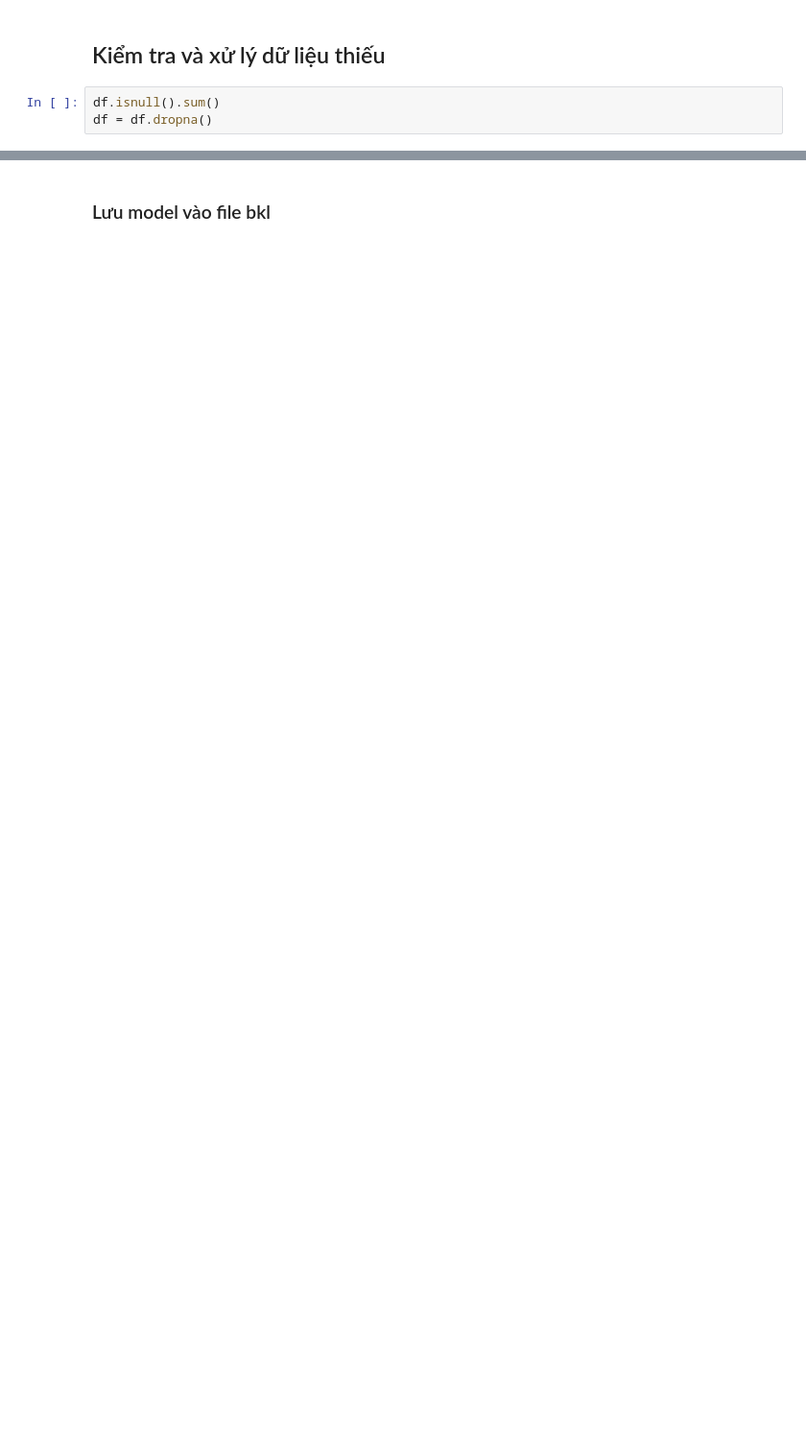
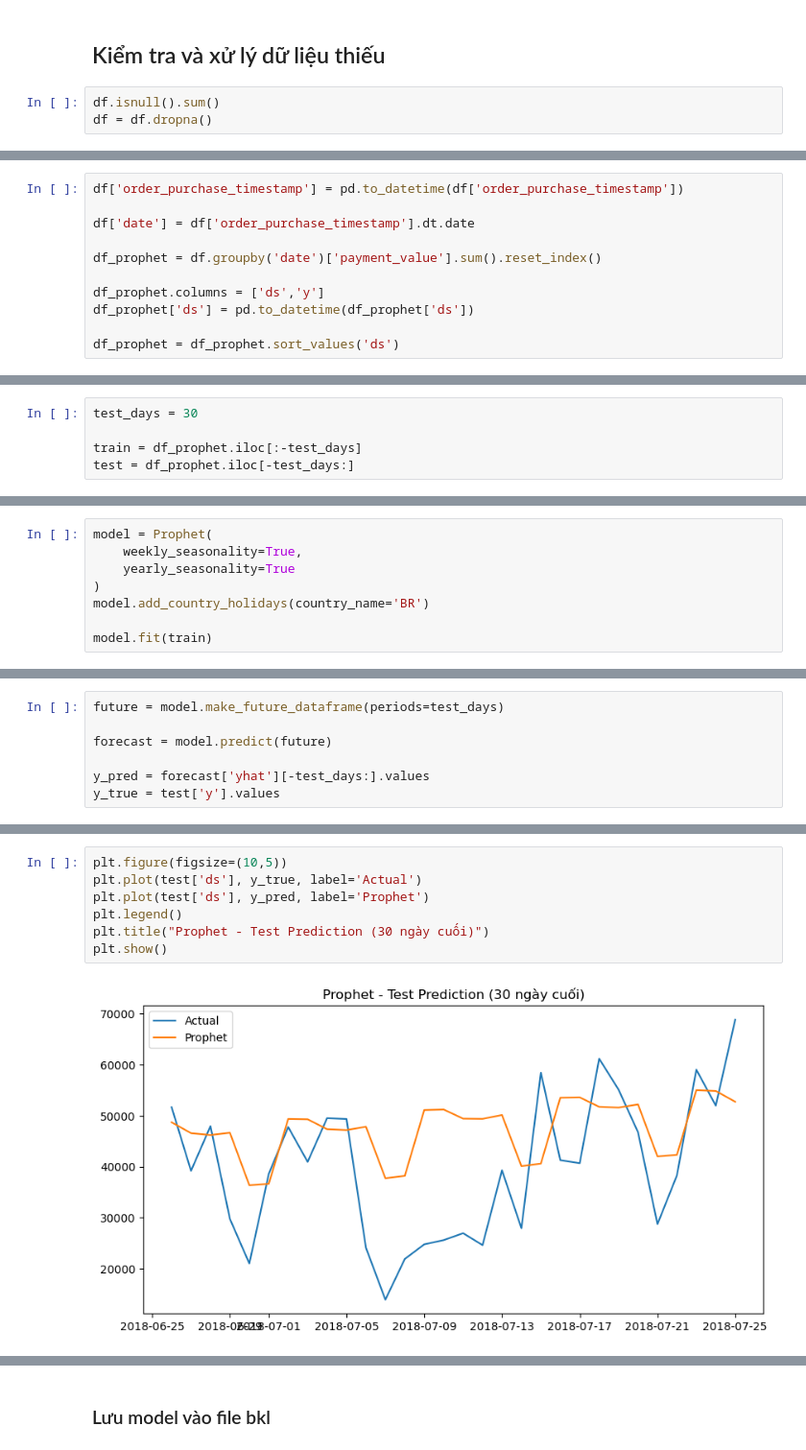
Before and after one commit to NAizdabezt/BI-Dashboard-Project, a Jupyter notebook: notebooks/03b_Model_Prophet_Facebook.ipynb, the cells around one changed output, grey strips where cells are left out. Shown at 96% size. Drawn from its saved outputs; the diff is of its cells as text; blank space fills up the shorter version.

```diff
--- a/notebooks/03b_Model_Prophet_Facebook.ipynb
+++ b/notebooks/03b_Model_Prophet_Facebook.ipynb
@@ -119,0 +63,11 @@ plt.show()
+# %%
+df['order_purchase_timestamp'] = pd.to_datetime(df['order_purchase_timestamp'])
+
+df['date'] = df['order_purchase_timestamp'].dt.date
+
+df_prophet = df.groupby('date')['payment_value'].sum().reset_index()
+
+df_prophet.columns = ['ds','y']
+df_prophet['ds'] = pd.to_datetime(df_prophet['ds'])
+
+df_prophet = df_prophet.sort_values('ds')
@@ -119,0 +76,5 @@ plt.show()
+# %%
+test_days = 30
+
+train = df_prophet.iloc[:-test_days]
+test = df_prophet.iloc[-test_days:]
@@ -119,0 +83,8 @@ plt.show()
+# %%
+model = Prophet(
+    weekly_seasonality=True,
+    yearly_seasonality=True
+)
+model.add_country_holidays(country_name='BR')
+
+model.fit(train)
@@ -119,0 +97,7 @@ plt.show()
+# %%
+future = model.make_future_dataframe(periods=test_days)
+
+forecast = model.predict(future)
+
+y_pred = forecast['yhat'][-test_days:].values
+y_true = test['y'].values
@@ -119,0 +119,9 @@ plt.show()
+# %%
+plt.figure(figsize=(10,5))
+plt.plot(test['ds'], y_true, label='Actual')
+plt.plot(test['ds'], y_pred, label='Prophet')
+plt.legend()
+plt.title("Prophet - Test Prediction (30 ngày cuối)")
+plt.show()
+# %% [output]
+[figure, added]
```
Also changed, not shown: parts of 38 cells of this notebook, 6 other files.
